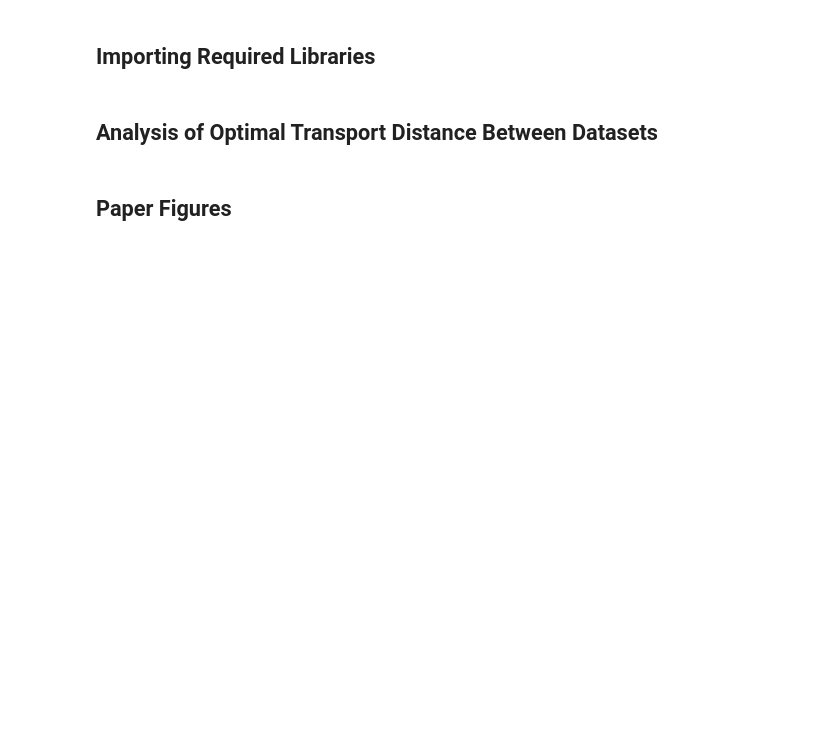
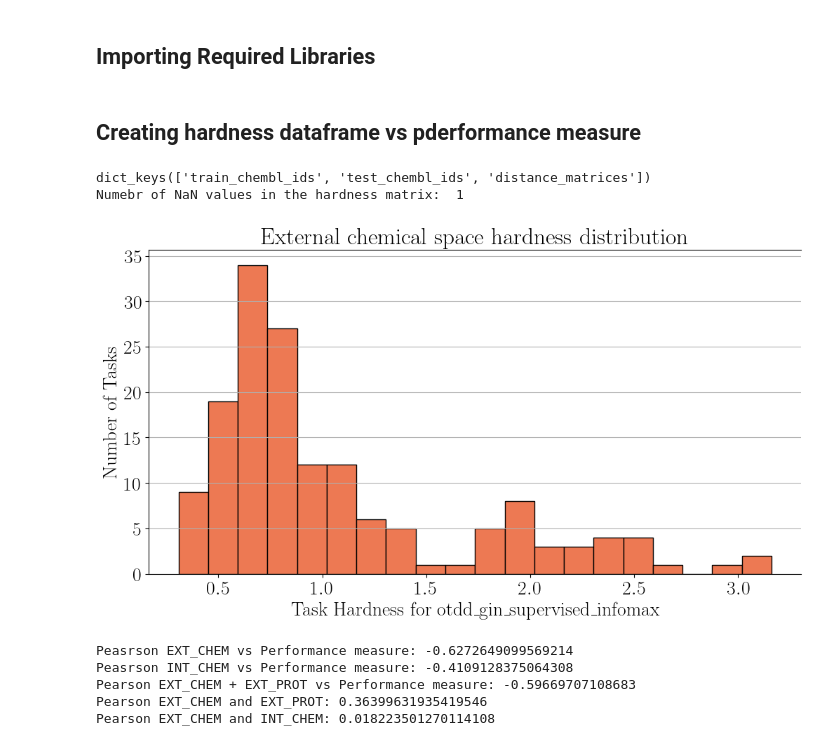
Before and after one commit to HFooladi/THEMAP, a Jupyter notebook: notebooks/task_hardness.ipynb, the cells around one changed output. Drawn from its saved outputs; the diff is of its cells as text; code cells hidden in the pictures; blank space fills up the shorter version.

```diff
--- a/notebooks/task_hardness.ipynb
+++ b/notebooks/task_hardness.ipynb
@@ -64,8 +65,8 @@ protonet_16= os.path.join(PROTONET_PATH, 'summary', 'ProtoNet_summary_num_train_
 protonet_32= os.path.join(PROTONET_PATH, 'summary', 'ProtoNet_summary_num_train_requested_32.csv')
 protonet_64= os.path.join(PROTONET_PATH, 'summary', 'ProtoNet_summary_num_train_requested_64.csv')
 protonet_128= os.path.join(PROTONET_PATH, 'summary', 'ProtoNet_summary_num_train_requested_128.csv')
-# %% [markdown]
-## Analysis of Optimal Transport Distance Between Datasets
+# %% [markdown]
+## Creating hardness dataframe vs pderformance measure
 # %%
 available_otdd = ['test/hardness/otdd_Roberta-Zinc480M-102M.pkl',
                   'test/hardness/otdd_desc2D.pkl',
@@ -75,31 +76,54 @@ available_otdd = ['test/hardness/otdd_Roberta-Zinc480M-102M.pkl',
                   'test/hardness/otdd_gin_supervised_masking.pkl',
 ]
 # %%
-PATH_TO_OTDD = os.path.join(DATASET_PATH, 'test', 'hardness', 'otdd_gin_supervised_infomax.pkl')
-PATH_TO_INTRA_HARDNESS = os.path.join(DATASET_PATH, 'train', 'hardness_intra', 'rf_16.pkl')
+otdd_model = "otdd_gin_supervised_infomax.pkl"
+weighting_model = "rf_16.pkl"
+PATH_TO_OTDD = os.path.join(EXT_CHEM_PATH, otdd_model)
+PATH_TO_INTRA_HARDNESS_TRAIN = os.path.join(INTRA_HARDNESS_TRAIN_PATH, weighting_model)
 
-otdd_hardness_df = otdd_hardness(PATH_TO_OTDD, PATH_TO_INTRA_HARDNESS, k=10, train_tasks_weighted=True, weighting_method='rf')
+otdd_hardness_df = otdd_hardness(PATH_TO_OTDD, PATH_TO_INTRA_HARDNESS_TRAIN, k=10, train_tasks_weighted=True, weighting_method='rf')
 otdd_hardness_df['hardness_norm'] = normalize(otdd_hardness_df['hardness'])
 # Visualizing the Hardness Distribution
-fig, ax = plt.subplots(1, 1, figsize=(8, 8))
+fig, ax = plt.subplots(1, 1, figsize=(12, 6))
 ax.hist(otdd_hardness_df['hardness'], bins=20, color=light_color, edgecolor=dark_color)
-ax.set_title("Task Hardness Distribution")
-ax.set_xlabel("Task Hardness")
+ax.set_title("External chemical space hardness distribution")
+ax.set_xlabel(f"Task Hardness for {otdd_model.split('.')[0]}")
 ax.set_ylabel("Number of Tasks")
+ax.grid(axis='y')
+ax.spines['right'].set_visible(False)
 
 #ax.grid(True)
 plt.show()
 fig.savefig('assets/EXT_CHEM_hist.pdf', transparent=True, backend='pgf', bbox_inches='tight')
 fig.savefig('assets/EXT_CHEM_hist.svg', transparent=True, bbox_inches='tight')
+# %% [output]
+dict_keys(['train_chembl_ids', 'test_chembl_ids', 'distance_matrices'])
+Numebr of NaN values in the hardness matrix:  1
+[figure, added]
 # %%
-otdd_hardness_df = internal_hardness(otdd_hardness_df, internal_hardness_path='test/hardness_intra/rf_16.pkl')
+internal_hardness_model = "rf_16.pkl"
+PATH_TO_INTRA_HARDNESS_TEST = os.path.join(INTRA_HARDNESS_TEST_PATH, weighting_model)
+otdd_hardness_df = internal_hardness(otdd_hardness_df, internal_hardness_path=PATH_TO_INTRA_HARDNESS_TEST)
 otdd_hardness_df['internal_hardness_norm'] = normalize(otdd_hardness_df['internal_hardness'])
 
 output_results = pd.read_csv(protonet_128)
 x = pd.merge(output_results[['assay', 'delta_auprc', 'roc_auc']], otdd_hardness_df, on="assay")
-print("Peasrson Inter-tasks hardness vs Performance measure", x['hardness_norm'].corr( x['roc_auc']))
-print("Peasrson Intra-tasks hardness vs Performance measure", x['internal_hardness_norm'].corr( x['roc_auc']))
-protein_hardness_df = pd.read_csv(os.path.join(DATASET_PATH, 'targets', 'esm2_output', 'esm2_t33_650M_UR50D', 'protein_hardness_10.0.csv'))
+print("Peasrson EXT_CHEM vs Performance measure:", x['hardness_norm'].corr( x['roc_auc']))
+print("Peasrson INT_CHEM vs Performance measure:", x['internal_hardness_norm'].corr( x['roc_auc']))
+
+ESM2_model = "ESM2_t33_650M"
+protein_path = mapping_model_to_path[ESM2_model]
+protein_hardness_df = protein_hardness_from_distance_matrix(protein_path, k=10)
+
 final_df = pd.merge(protein_hardness_df, x, on="assay")
 final_df['inter_protein_hardness_norm'] = final_df['protein_hardness_mean_norm'] + final_df['hardness_norm']
 final_df['inter_intra_protein_hardness_norm'] = final_df['inter_protein_hardness_norm'] + final_df['internal_hardness_norm']
+print("Pearson EXT_CHEM + EXT_PROT vs Performance measure:", (final_df['hardness_norm'] + final_df['protein_hardness_mean_norm']).corr( final_df['roc_auc']))
+print("Pearson EXT_CHEM and EXT_PROT:", final_df['hardness_norm'].corr( final_df['protein_hardness_mean_norm']))
+print("Pearson EXT_CHEM and INT_CHEM:", final_df['hardness_norm'].corr( final_df['internal_hardness_norm']))
+# %% [output]
+Peasrson EXT_CHEM vs Performance measure: -0.6272649099569214
+Peasrson INT_CHEM vs Performance measure: -0.4109128375064308
+Pearson EXT_CHEM + EXT_PROT vs Performance measure: -0.59669707108683
+Pearson EXT_CHEM and EXT_PROT: 0.36399631935419546
+Pearson EXT_CHEM and INT_CHEM: 0.018223501270114108
@@ -128,2 +129,0 @@ print(final_df['hardness_norm'].corr( final_df['internal_hardness_norm']))
-# %% [markdown]
-## Paper Figures
```
Also changed, not shown: parts of 6 cells of this notebook, 5 other files.
